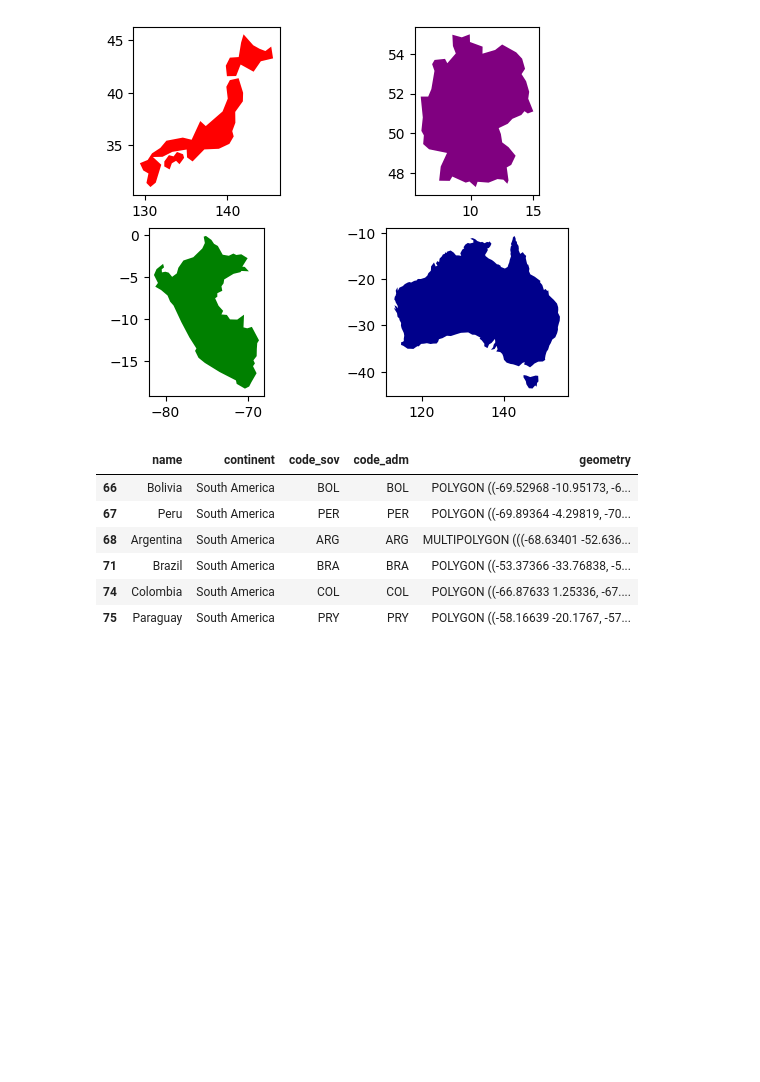
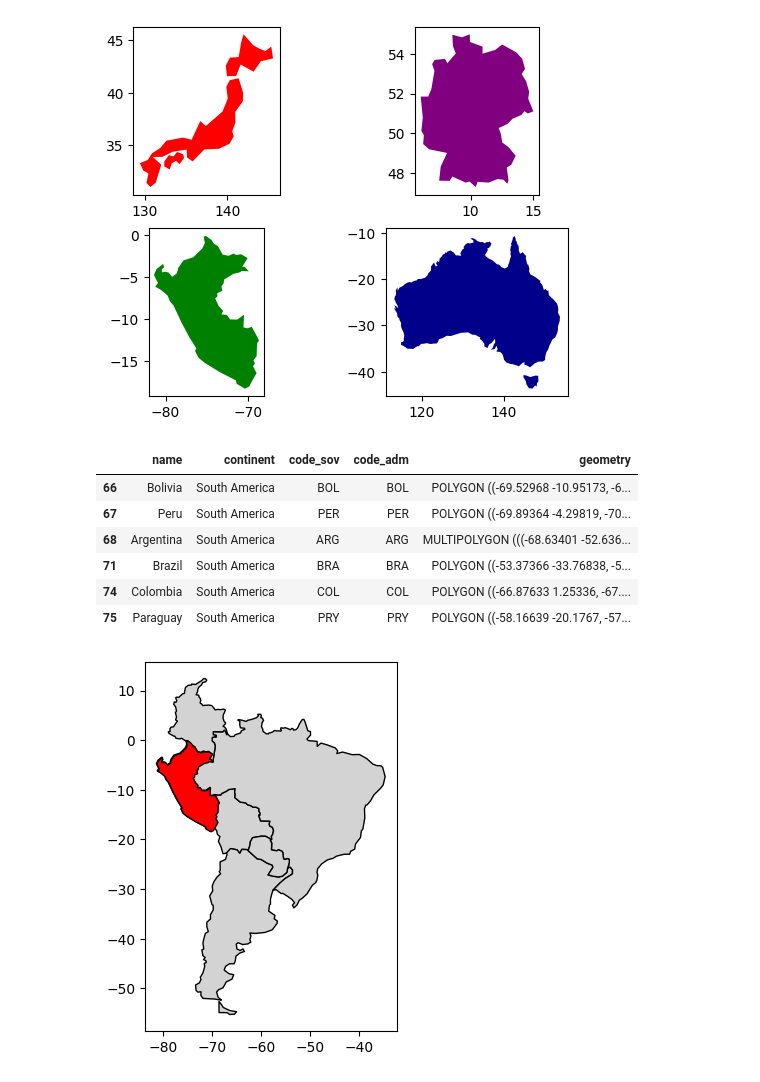
Before and after one commit to tdoan123/data-learning-journey, a Jupyter notebook: Python/MatplotlibJourney/map.ipynb, the cells around one changed output. Cells and saved outputs as stored; diff of their text form; code cells hidden in the pictures; blank space fills up the shorter version.

```diff
--- a/Python/MatplotlibJourney/map.ipynb
+++ b/Python/MatplotlibJourney/map.ipynb
@@ -198,3 +222,18 @@ south_america
 | 71 | Brazil | South America | BRA | BRA | POLYGON ((-53.37366 -33.76838, -5... |
 | 74 | Colombia | South America | COL | COL | POLYGON ((-66.87633 1.25336, -67.... |
 | 75 | Paraguay | South America | PRY | PRY | POLYGON ((-58.16639 -20.1767, -57... |
+# %%
+fig, ax = plt.subplots()
+south_america.plot(
+    ax = ax,
+    color = 'lightgrey',
+    edgecolor = 'black'
+)
+peru.plot(
+    color = 'red',
+    edgecolor = 'black',
+    ax = ax
+)
+plt.show()
+# %% [output]
+[figure, added]
```
Also changed, not shown: parts of 15 cells of this notebook.
